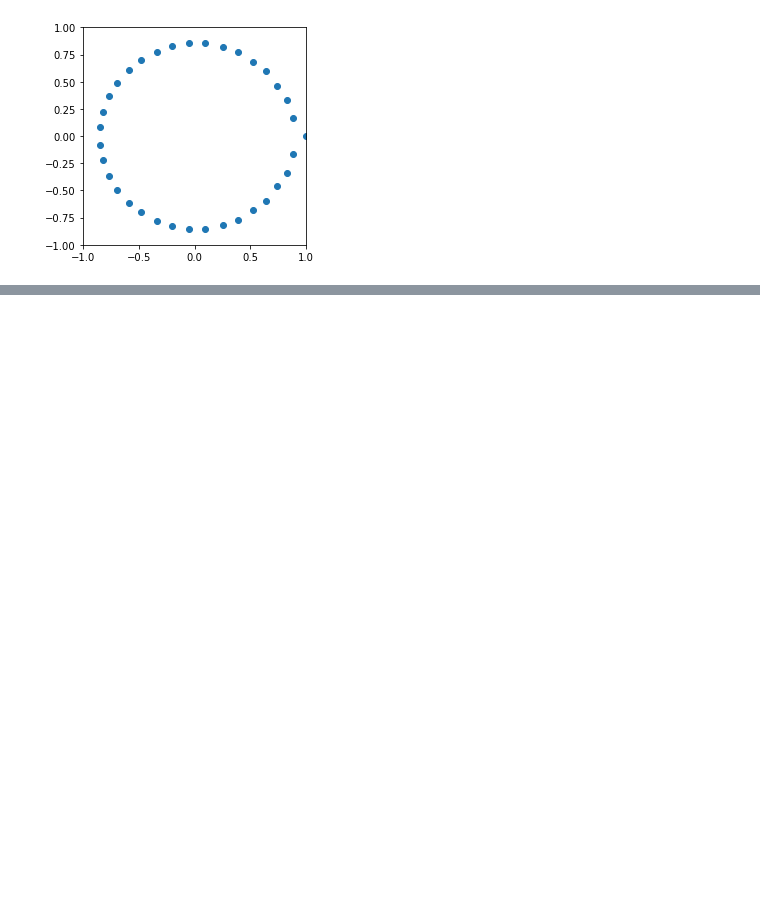
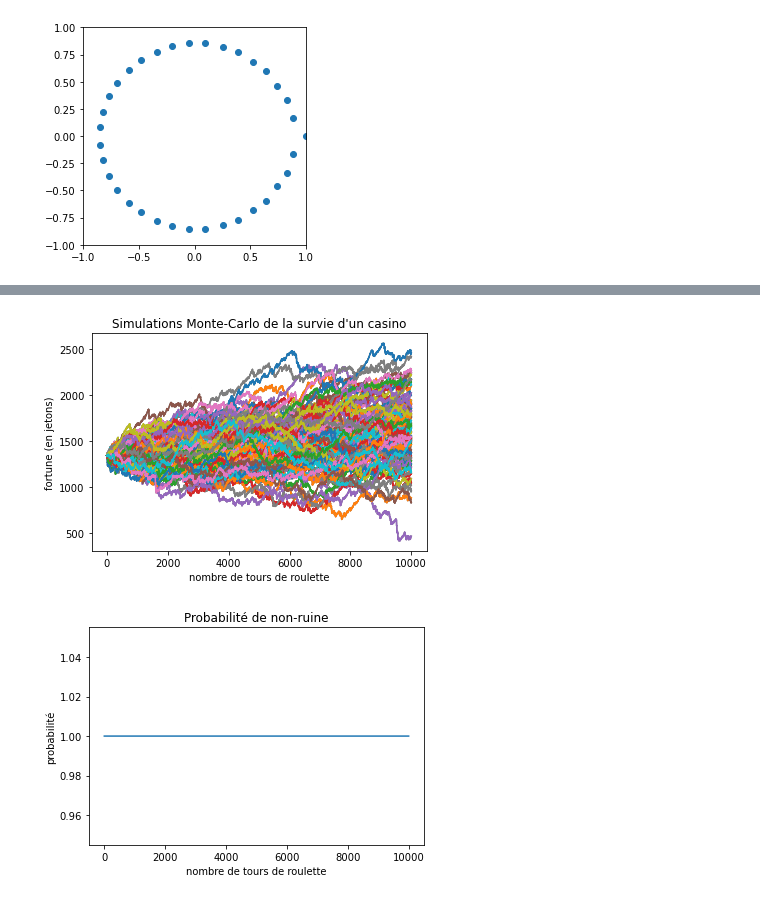
Before and after one commit to jeanHeibig/casinoRoulette, a Jupyter notebook: survie.ipynb, the cells around one changed output, grey strips where cells are left out. Cells and saved outputs as stored; diff of their text form; code cells hidden in the pictures; blank space fills up the shorter version.

```diff
--- a/survie.ipynb
+++ b/survie.ipynb
@@ -43,0 +73,5 @@ plt.show()
+# %%
+show_phi(k_99)
+# %% [output]
+[figure, added]
+[figure, added]
```
Also changed, not shown: parts of 6 cells of this notebook.
